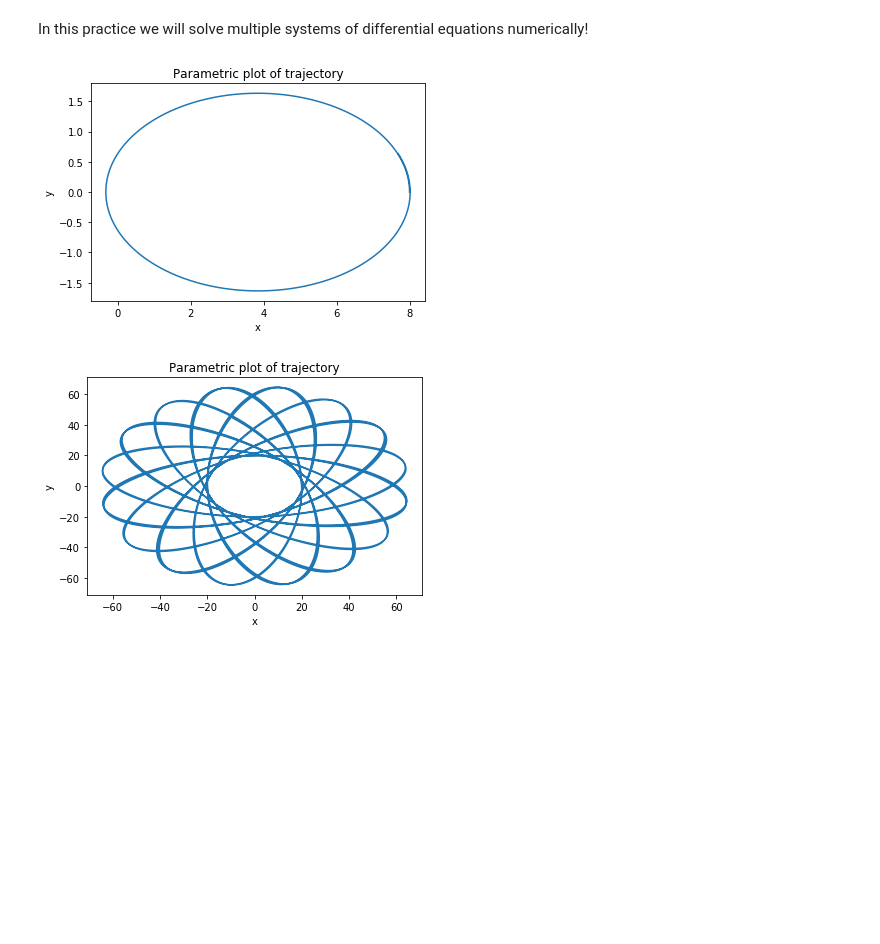
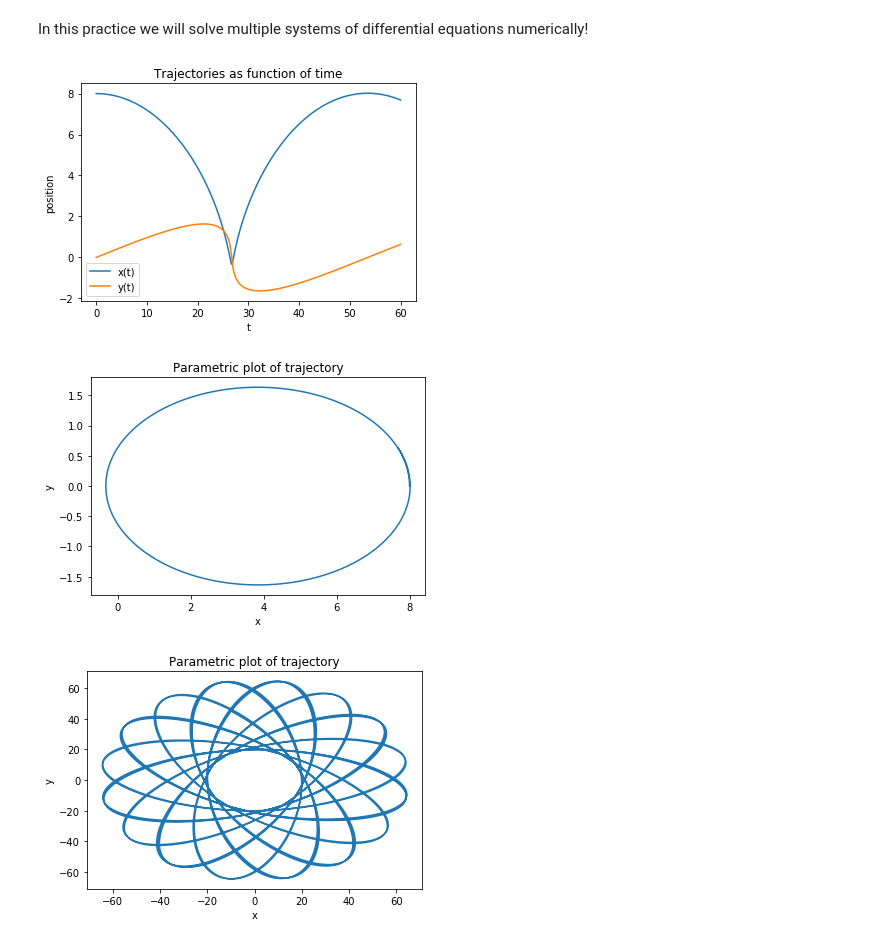
Before and after one commit to MarcBarroso/Numerical_exercise, a Jupyter notebook: numerical.ipynb, the cells around one changed output. Drawn from its saved outputs; the diff is of its cells as text; code cells hidden in the pictures; blank space fills up the shorter version.

```diff
--- a/numerical.ipynb
+++ b/numerical.ipynb
@@ -7,20 +7,22 @@ from num_sol_plot import *
 # %%
 #In this example, we let the force be a central forcee, V = k/r, with k=1.
 #We also define the energy, in case we want to see how it evolves with time (due to numerical errors)
 def force_fct(t, x, y, vx, vy):
     r = np.sqrt(x*x+y*y)
     r32 = np.power(r, 3.0)
     return [-x/r32, -y/r32, vx, vy]
 
 sol, t = solve_eom(0, 60, 8, 0, 0, 0.1, force_fct)
+x1 = sol.sol(t)[2].T
+y1 = sol.sol(t)[3].T
 
-#plot_trajectory(sol, t)
+plot_trajectory(sol, t)
 #plot_velocities(sol, t)
-#plot_energy(sol, t)
 plot_xy_plane(sol, t)
 plt.show()
 # %% [output]
-[figure, old version]
+[figure, new version]
+[figure, added]
 # %%
 #In this example, we let the force be a central forcee, V = a*r, with k=1, as in problem 6.2
 #We also define the energy, in case we want to see how it evolves with time (due to numerical errors)
```
Also changed, not shown: parts of 6 cells of this notebook, 2 other files.
